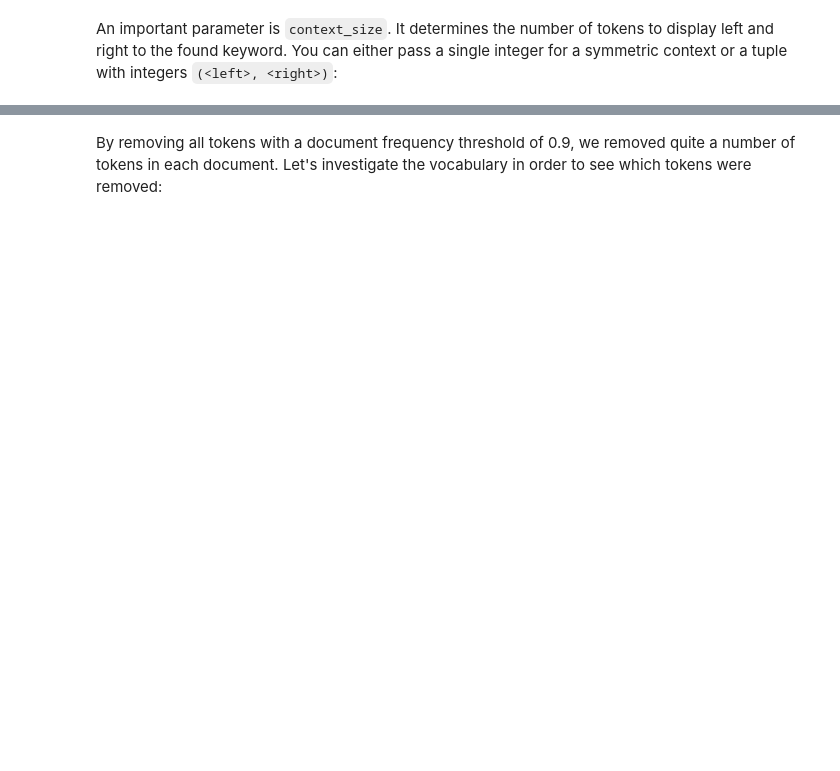
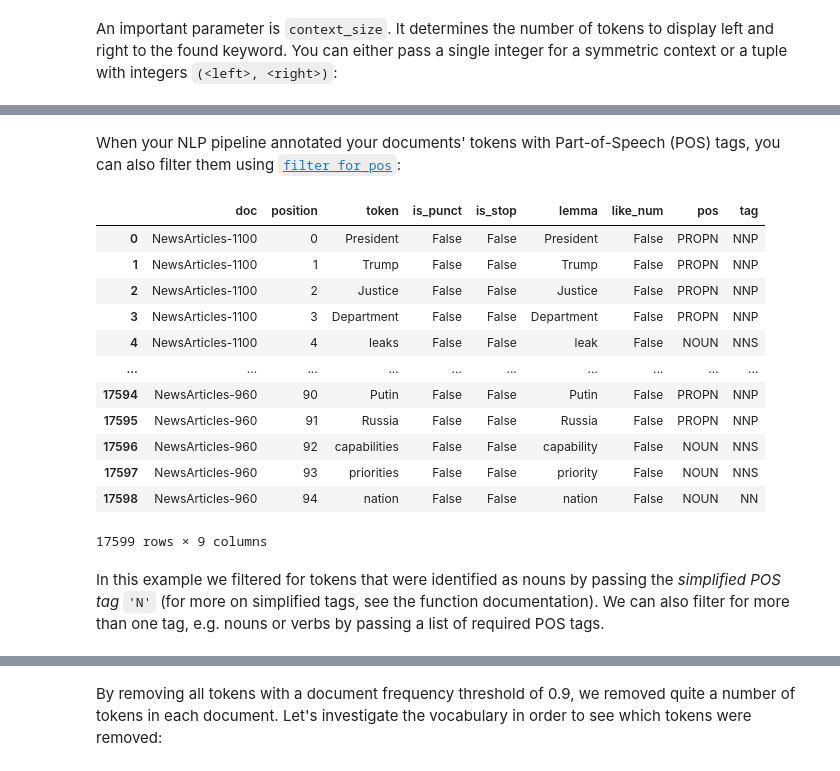
Before and after one commit to WZBSocialScienceCenter/tmtoolkit, a Jupyter notebook: doc/source/preprocessing.ipynb, the cells around one changed output, grey strips where cells are left out. Drawn from its saved outputs; the diff is of its cells as text; code cells hidden in the pictures; blank space fills up the shorter version.

```diff
--- a/doc/source/preprocessing.ipynb
+++ b/doc/source/preprocessing.ipynb
@@ -1062,0 +1256,24 @@ preproc.remove_common_tokens(df_threshold=0.9).doc_lengths
+# %% [markdown]
+When your NLP pipeline annotated your documents' tokens with Part-of-Speech (POS) tags, you can also filter them using [`filter_for_pos`](api.rst#tmtoolkit.corpus.filter_for_pos):
+# %%
+from tmtoolkit.corpus import filter_for_pos
+
+# "N" means filter for nouns
+corpus_filtered = filter_for_pos(corpus_orig, 'N', inplace=False)
+tokens_table(corpus_filtered)
+# %% [output]
+|  | doc | position | token | is_punct | is_stop | lemma | like_num | pos | tag |
+| 0 | NewsArticles-1100 | 0 | President | False | False | President | False | PROPN | NNP |
+| 1 | NewsArticles-1100 | 1 | Trump | False | False | Trump | False | PROPN | NNP |
+| 2 | NewsArticles-1100 | 2 | Justice | False | False | Justice | False | PROPN | NNP |
+| 3 | NewsArticles-1100 | 3 | Department | False | False | Department | False | PROPN | NNP |
+| 4 | NewsArticles-1100 | 4 | leaks | False | False | leak | False | NOUN | NNS |
+| ... | ... | ... | ... | ... | ... | ... | ... | ... | ... |
+| 17594 | NewsArticles-960 | 90 | Putin | False | False | Putin | False | PROPN | NNP |
+| 17595 | NewsArticles-960 | 91 | Russia | False | False | Russia | False | PROPN | NNP |
+| 17596 | NewsArticles-960 | 92 | capabilities | False | False | capability | False | NOUN | NNS |
+| 17597 | NewsArticles-960 | 93 | priorities | False | False | priority | False | NOUN | NNS |
+| 17598 | NewsArticles-960 | 94 | nation | False | False | nation | False | NOUN | NN |
+17599 rows × 9 columns
+# %% [markdown]
+In this example we filtered for tokens that were identified as nouns by passing the *simplified POS tag* `'N'` (for more on simplified tags, see the function documentation). We can also filter for more than one tag, e.g. nouns or verbs by passing a list of required POS tags.
```
Also changed, not shown: parts of 72 cells of this notebook.
